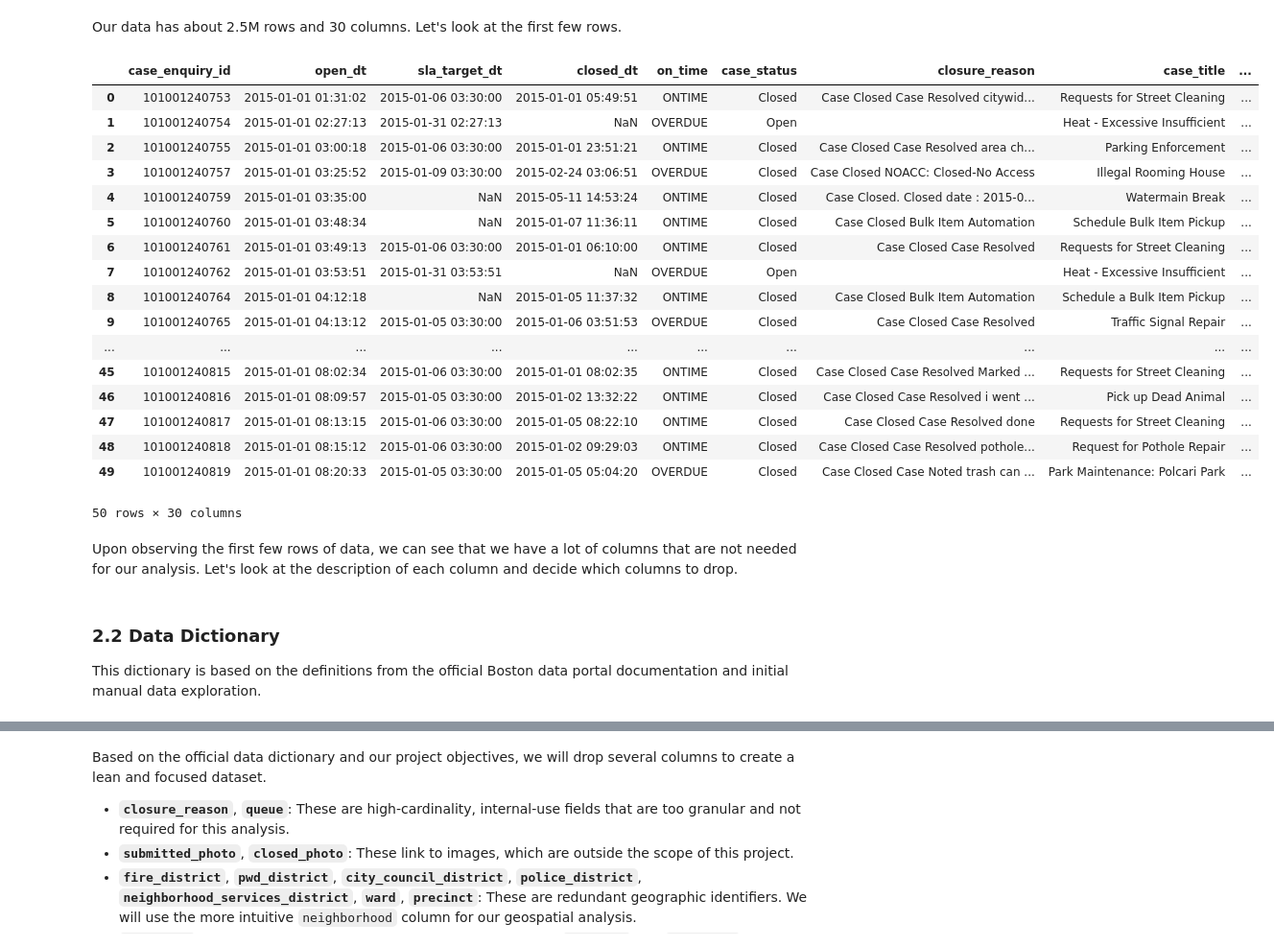
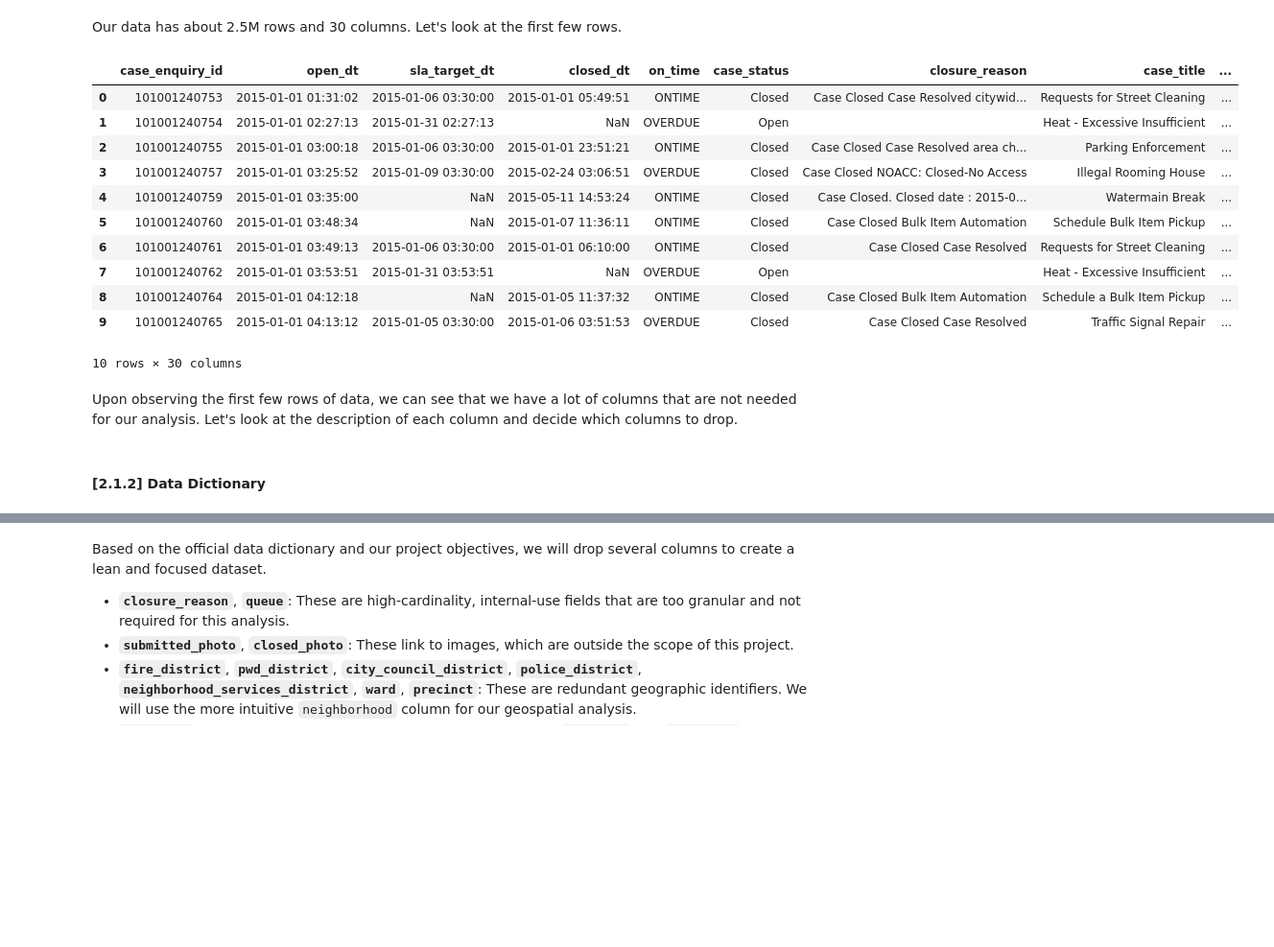
Before and after one commit to shivaaang/boston-311-analysis, a Jupyter notebook: notebooks/01_data_cleaning.ipynb, the cells around one changed output, grey strips where cells are left out. Shown at 96% size. Drawn from its saved outputs; the diff is of its cells as text; code cells hidden in the pictures; blank space fills up the shorter version.

```diff
--- a/notebooks/01_data_cleaning.ipynb
+++ b/notebooks/01_data_cleaning.ipynb
@@ -272,30 +296,22 @@ memory usage: 583.8+ MB
 # %% [markdown]
 Our data has about 2.5M rows and 30 columns. Let's look at the first few rows.
 # %%
-df.head(50)
+df.head(10)
 # %% [output]
 |  | case_enquiry_id | open_dt | sla_target_dt | closed_dt | on_time | case_status | closure_reason | case_title | ... |
 | 0 | 101001240753 | 2015-01-01 01:31:02 | 2015-01-06 03:30:00 | 2015-01-01 05:49:51 | ONTIME | Closed | Case Closed Case Resolved citywid... | Requests for Street Cleaning | ... |
 | 1 | 101001240754 | 2015-01-01 02:27:13 | 2015-01-31 02:27:13 | NaN | OVERDUE | Open |  | Heat - Excessive Insufficient | ... |
 | 2 | 101001240755 | 2015-01-01 03:00:18 | 2015-01-06 03:30:00 | 2015-01-01 23:51:21 | ONTIME | Closed | Case Closed Case Resolved area ch... | Parking Enforcement | ... |
 | 3 | 101001240757 | 2015-01-01 03:25:52 | 2015-01-09 03:30:00 | 2015-02-24 03:06:51 | OVERDUE | Closed | Case Closed NOACC: Closed-No Access | Illegal Rooming House | ... |
 | 4 | 101001240759 | 2015-01-01 03:35:00 | NaN | 2015-05-11 14:53:24 | ONTIME | Closed | Case Closed. Closed date : 2015-0... | Watermain Break | ... |
 | 5 | 101001240760 | 2015-01-01 03:48:34 | NaN | 2015-01-07 11:36:11 | ONTIME | Closed | Case Closed Bulk Item Automation | Schedule Bulk Item Pickup | ... |
 | 6 | 101001240761 | 2015-01-01 03:49:13 | 2015-01-06 03:30:00 | 2015-01-01 06:10:00 | ONTIME | Closed | Case Closed Case Resolved | Requests for Street Cleaning | ... |
 | 7 | 101001240762 | 2015-01-01 03:53:51 | 2015-01-31 03:53:51 | NaN | OVERDUE | Open |  | Heat - Excessive Insufficient | ... |
 | 8 | 101001240764 | 2015-01-01 04:12:18 | NaN | 2015-01-05 11:37:32 | ONTIME | Closed | Case Closed Bulk Item Automation | Schedule a Bulk Item Pickup | ... |
 | 9 | 101001240765 | 2015-01-01 04:13:12 | 2015-01-05 03:30:00 | 2015-01-06 03:51:53 | OVERDUE | Closed | Case Closed Case Resolved | Traffic Signal Repair | ... |
-| ... | ... | ... | ... | ... | ... | ... | ... | ... | ... |
-| 45 | 101001240815 | 2015-01-01 08:02:34 | 2015-01-06 03:30:00 | 2015-01-01 08:02:35 | ONTIME | Closed | Case Closed Case Resolved Marked ... | Requests for Street Cleaning | ... |
-| 46 | 101001240816 | 2015-01-01 08:09:57 | 2015-01-05 03:30:00 | 2015-01-02 13:32:22 | ONTIME | Closed | Case Closed Case Resolved i went ... | Pick up Dead Animal | ... |
-| 47 | 101001240817 | 2015-01-01 08:13:15 | 2015-01-06 03:30:00 | 2015-01-05 08:22:10 | ONTIME | Closed | Case Closed Case Resolved done | Requests for Street Cleaning | ... |
-| 48 | 101001240818 | 2015-01-01 08:15:12 | 2015-01-06 03:30:00 | 2015-01-02 09:29:03 | ONTIME | Closed | Case Closed Case Resolved pothole... | Request for Pothole Repair | ... |
-| 49 | 101001240819 | 2015-01-01 08:20:33 | 2015-01-05 03:30:00 | 2015-01-05 05:04:20 | OVERDUE | Closed | Case Closed Case Noted trash can ... | Park Maintenance: Polcari Park | ... |
-50 rows × 30 columns
+10 rows × 30 columns
 # %% [markdown]
 Upon observing the first few rows of data, we can see that we have a lot of columns that are not needed for our analysis. Let's look at the description of each column and decide which columns to drop.
 # %% [markdown]
-<a id="2-2-data-dictionary"></a>
-### 2.2 Data Dictionary
-This dictionary is based on the definitions from the official Boston data portal documentation and initial manual data exploration.
+#### [2.1.2] Data Dictionary
 # %% [markdown]
```
Also changed, not shown: parts of 161 cells of this notebook, 6 other files.
